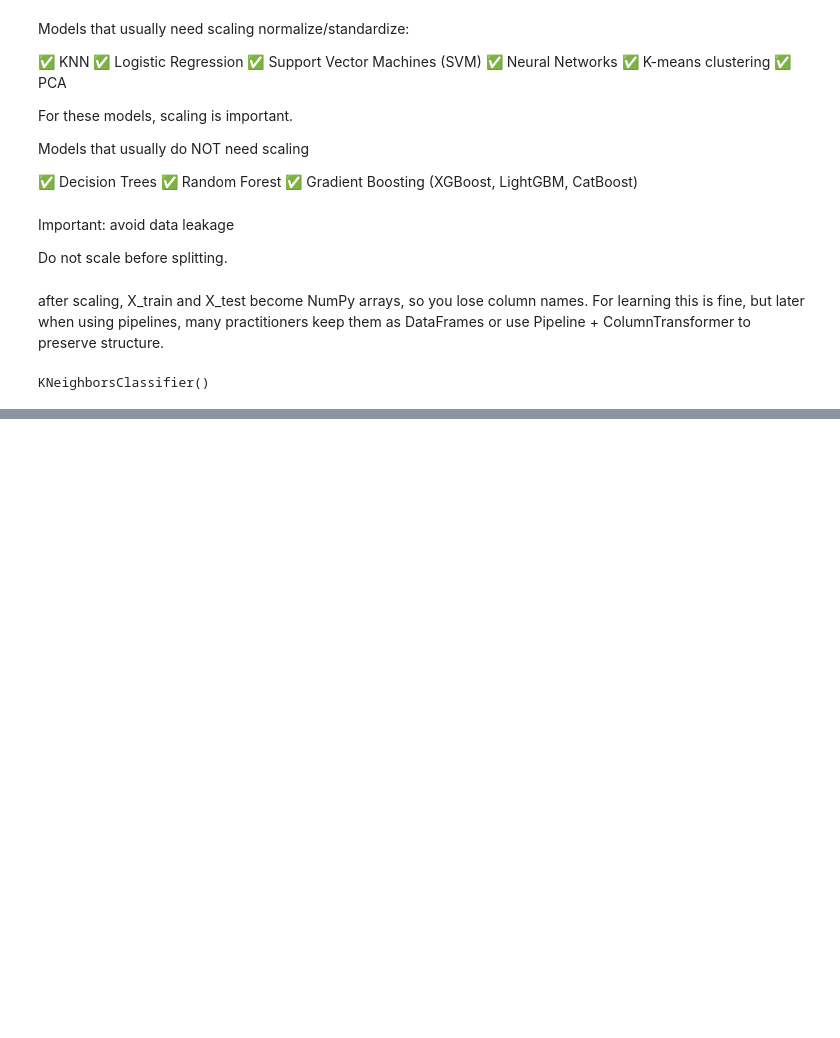
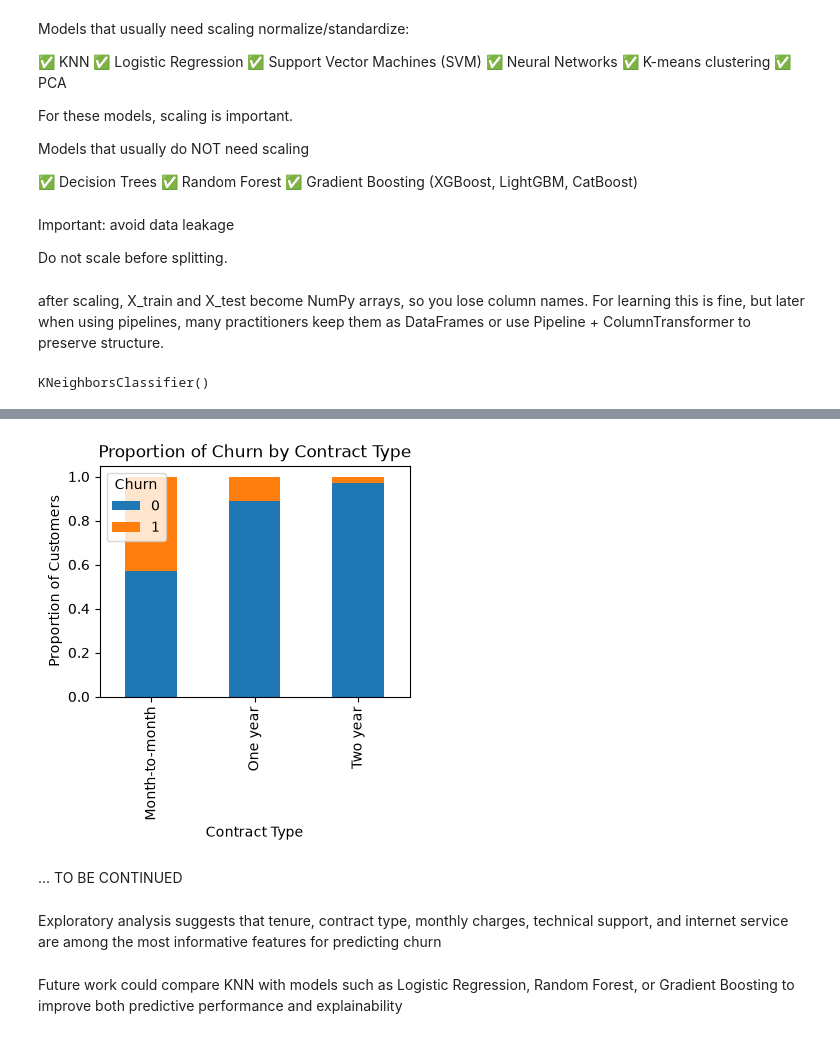
Before and after one commit to nevena-mi/Lab3_Model_Training, a Jupyter notebook: Customer Churn Prediction.ipynb, the cells around one changed output, grey strips where cells are left out. Cells and saved outputs as stored; diff of their text form; code cells hidden in the pictures; blank space fills up the shorter version.

```diff
--- a/Customer Churn Prediction.ipynb
+++ b/Customer Churn Prediction.ipynb
@@ -556,0 +728,21 @@ KNeighborsClassifier()
+# %%
+contract_churn = pd.crosstab(
+    df["Contract"],
+    df["Churn"],
+    normalize="index"
+)
+
+contract_churn.plot(
+    kind="bar",
+    stacked=True,
+    figsize=(4, 3)
+)
+
+plt.title("Proportion of Churn by Contract Type")
+plt.xlabel("Contract Type")
+plt.ylabel("Proportion of Customers")
+plt.legend(title="Churn")
+
+plt.show()
+# %% [output]
+[figure, added]
@@ -556,0 +764,6 @@ KNeighborsClassifier()
+# %% [markdown]
+... TO BE CONTINUED
+# %% [markdown]
+Exploratory analysis suggests that tenure, contract type, monthly charges, technical support, and internet service are among the most informative features for predicting churn
+# %% [markdown]
+Future work could compare KNN with models such as Logistic Regression, Random Forest, or Gradient Boosting to improve both predictive performance and explainability
```
Also changed, not shown: parts of 16 cells of this notebook.
